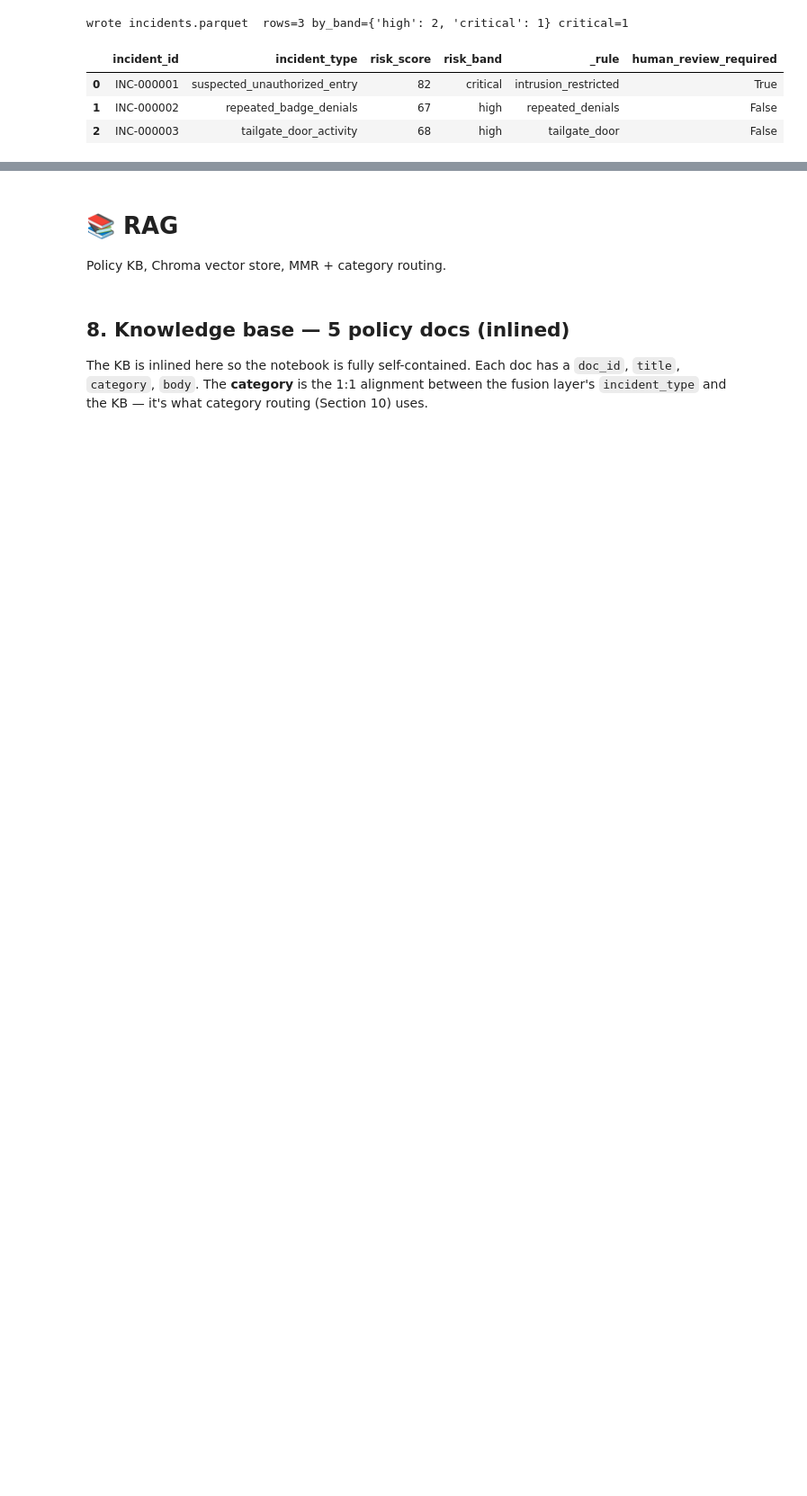
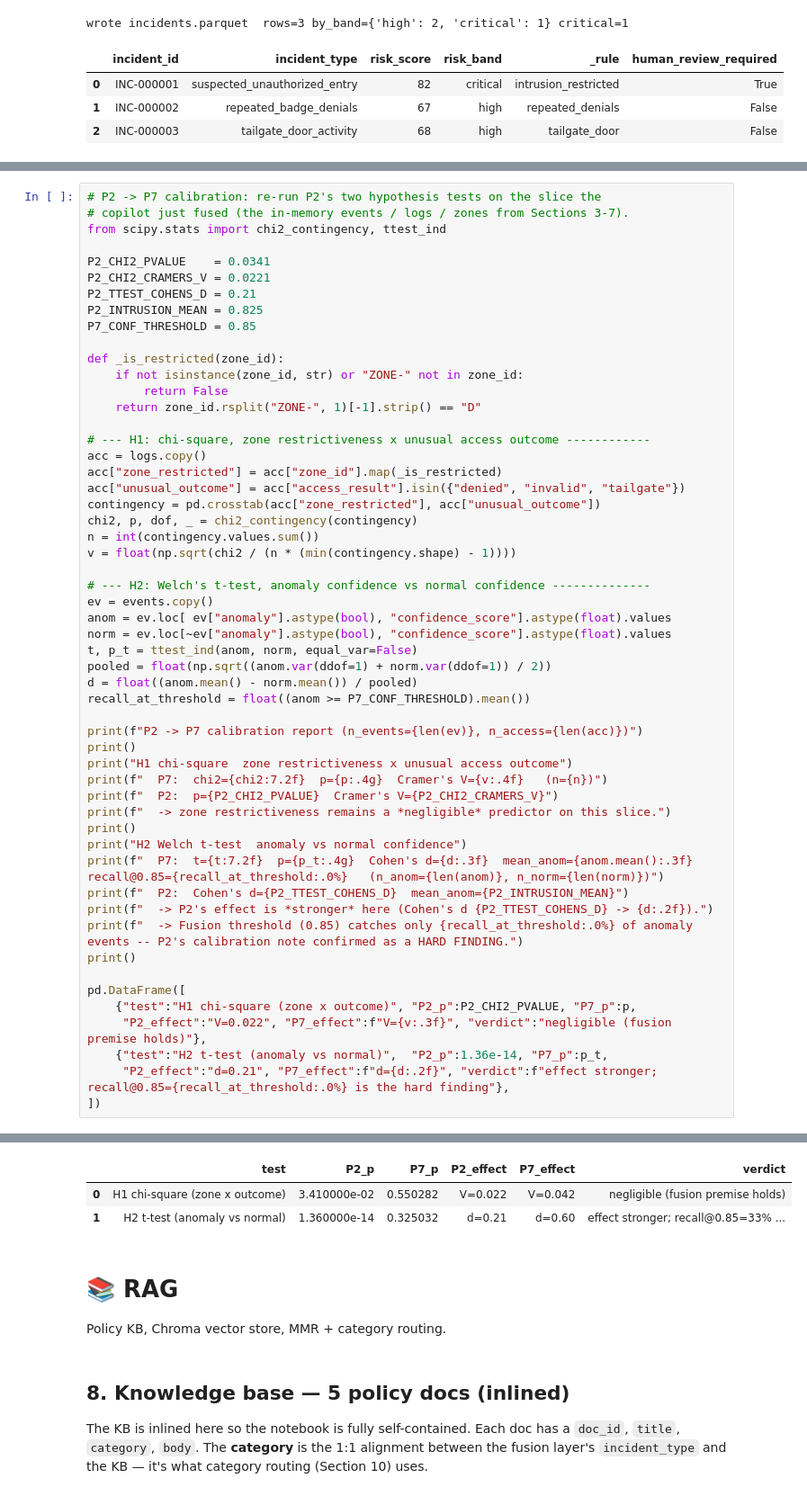
Before and after one commit to Soliman2020/master_capstone_07, a Jupyter notebook: notebooks/full_copilot.ipynb, the cells around one changed output, grey strips where cells are left out. Shown at 90% size. Cells and saved outputs as stored; diff of their text form; blank space fills up the shorter version.

Commit message:
added the P2→P7 calibration section.

```diff
--- a/notebooks/full_copilot.ipynb
+++ b/notebooks/full_copilot.ipynb
@@ -600,0 +618,55 @@ wrote incidents.parquet  rows=3 by_band={'high': 2, 'critical': 1} critical=1
+# %%
+# P2 -> P7 calibration: re-run P2's two hypothesis tests on the slice the
+# copilot just fused (the in-memory events / logs / zones from Sections 3-7).
+from scipy.stats import chi2_contingency, ttest_ind
+
+P2_CHI2_PVALUE    = 0.0341
+P2_CHI2_CRAMERS_V = 0.0221
+P2_TTEST_COHENS_D = 0.21
+P2_INTRUSION_MEAN = 0.825
+P7_CONF_THRESHOLD = 0.85
+
+def _is_restricted(zone_id):
+    if not isinstance(zone_id, str) or "ZONE-" not in zone_id:
+        return False
+    return zone_id.rsplit("ZONE-", 1)[-1].strip() == "D"
+
+# --- H1: chi-square, zone restrictiveness x unusual access outcome ------------
+acc = logs.copy()
+acc["zone_restricted"] = acc["zone_id"].map(_is_restricted)
+acc["unusual_outcome"] = acc["access_result"].isin({"denied", "invalid", "tailgate"})
+contingency = pd.crosstab(acc["zone_restricted"], acc["unusual_outcome"])
+chi2, p, dof, _ = chi2_contingency(contingency)
+n = int(contingency.values.sum())
+v = float(np.sqrt(chi2 / (n * (min(contingency.shape) - 1))))
+
+# --- H2: Welch's t-test, anomaly confidence vs normal confidence --------------
+ev = events.copy()
+anom = ev.loc[ ev["anomaly"].astype(bool), "confidence_score"].astype(float).values
+norm = ev.loc[~ev["anomaly"].astype(bool), "confidence_score"].astype(float).values
+t, p_t = ttest_ind(anom, norm, equal_var=False)
+pooled = float(np.sqrt((anom.var(ddof=1) + norm.var(ddof=1)) / 2))
+d = float((anom.mean() - norm.mean()) / pooled)
+recall_at_threshold = float((anom >= P7_CONF_THRESHOLD).mean())
+
+print(f"P2 -> P7 calibration report (n_events={len(ev)}, n_access={len(acc)})")
+print()
+print("H1 chi-square  zone restrictiveness x unusual access outcome")
+print(f"  P7:  chi2={chi2:7.2f}  p={p:.4g}  Cramer's V={v:.4f}   (n={n})")
+print(f"  P2:  p={P2_CHI2_PVALUE}  Cramer's V={P2_CHI2_CRAMERS_V}")
+print(f"  -> zone restrictiveness remains a *negligible* predictor on this slice.")
+print()
+print("H2 Welch t-test  anomaly vs normal confidence")
+print(f"  P7:  t={t:7.2f}  p={p_t:.4g}  Cohen's d={d:.3f}  mean_anom={anom.mean():.3f}  recall@0.85={recall_at_threshold:.0%}   (n_anom={len(anom)}, n_norm={len(norm)})")
+print(f"  P2:  Cohen's d={P2_TTEST_COHENS_D}  mean_anom={P2_INTRUSION_MEAN}")
+print(f"  -> P2's effect is *stronger* here (Cohen's d {P2_TTEST_COHENS_D} -> {d:.2f}).")
+print(f"  -> Fusion threshold (0.85) catches only {recall_at_threshold:.0%} of anomaly events -- P2's calibration note confirmed as a HARD FINDING.")
+print()
+
+pd.DataFrame([
+    {"test":"H1 chi-square (zone x outcome)", "P2_p":P2_CHI2_PVALUE, "P7_p":p,
+     "P2_effect":"V=0.022", "P7_effect":f"V={v:.3f}", "verdict":"negligible (fusion premise holds)"},
+    {"test":"H2 t-test (anomaly vs normal)",  "P2_p":1.36e-14, "P7_p":p_t,
+     "P2_effect":"d=0.21", "P7_effect":f"d={d:.2f}", "verdict":f"effect stronger; recall@0.85={recall_at_threshold:.0%} is the hard finding"},
+])
+# %% [output]
@@ -601,3 +685,6 @@ wrote incidents.parquet  rows=3 by_band={'high': 2, 'critical': 1} critical=1
+|  | test | P2_p | P7_p | P2_effect | P7_effect | verdict |
+| 0 | H1 chi-square (zone x outcome) | 3.410000e-02 | 0.550282 | V=0.022 | V=0.042 | negligible (fusion premise holds) |
+| 1 | H2 t-test (anomaly vs normal) | 1.360000e-14 | 0.325032 | d=0.21 | d=0.60 | effect stronger; recall@0.85=33% ... |
 # %% [markdown]
 # 📚 RAG
 
```
Also changed, not shown: parts of 5 cells of this notebook.
